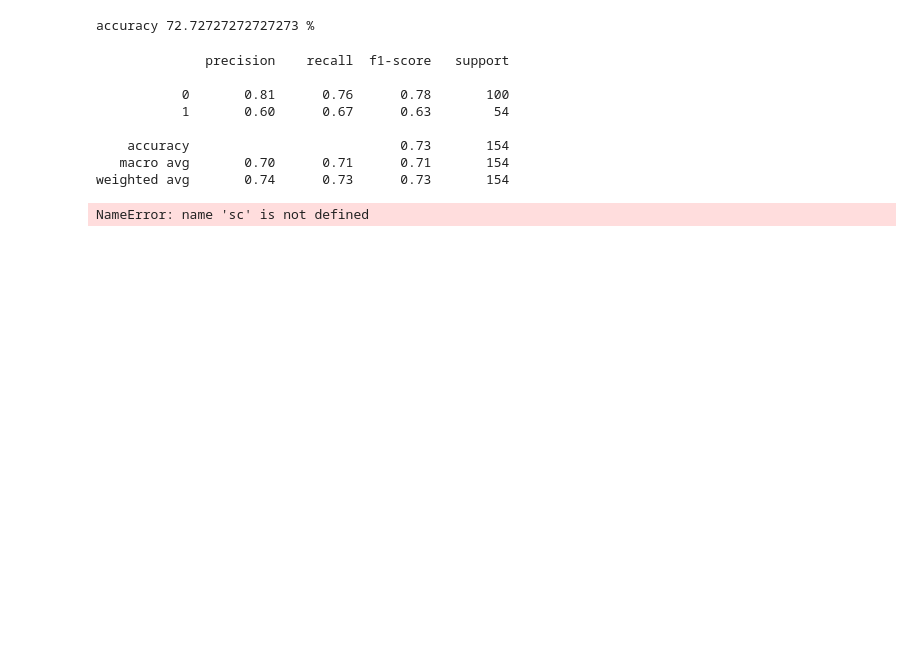
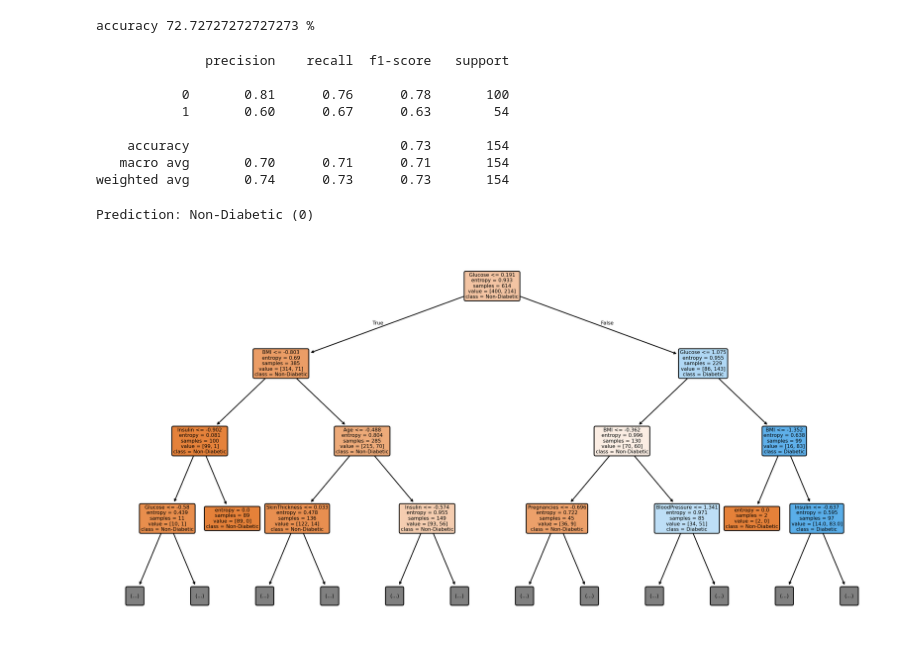
Before and after one commit to Karthiknayak26/AML-, a Jupyter notebook: lab2/diabetes.ipynb, the cells around one changed output. Saved outputs shown, nothing was run; the diff lists cells and outputs as text; code cells hidden in the pictures; blank space fills up the shorter version.

```diff
--- a/lab2/diabetes.ipynb
+++ b/lab2/diabetes.ipynb
@@ -78,13 +78,36 @@ print(classification_report(y_test,y_pred))
    macro avg       0.70      0.71      0.71       154
 weighted avg       0.74      0.73      0.73       154
 # %%
-import numpy as np
-new_individual=np.array([[60,50000]])
-new_individual_scaled=sc.transform(new_individual)
-prediction=classifier.predict(new_individual_scaled)
-if prediction[0]==1:
-    print("THE PREDICTED SPECIED IS CORRECT")
+import pandas as pd
+
+# Create a DataFrame using the original feature column names
+new_individual = pd.DataFrame(
+    [[2, 120, 70, 20, 80, 25.5, 0.5, 33]],
+    columns=X.columns
+)
+
+new_individual_scaled = sclar.transform(new_individual)
+prediction = classifier.predict(new_individual_scaled)
+
+if prediction[0] == 1:
+    print("Prediction: Diabetic (1)")
 else:
-    print("The predicted specied is wrong")
+    print("Prediction: Non-Diabetic (0)")
 # %% [output]
-NameError: name 'sc' is not defined
+Prediction: Non-Diabetic (0)
+# %%
+import matplotlib.pyplot as plt
+from sklearn import tree
+
+plt.figure(figsize=(16, 8), dpi=200)
+tree.plot_tree(
+    classifier,
+    feature_names=X.columns,
+    class_names=['Non-Diabetic', 'Diabetic'],
+    filled=True,
+    rounded=True,
+    max_depth=3  # Only show the top 3 levels for readability
+)
+plt.show()
+# %% [output]
+[figure, added]
```
Also changed, not shown: parts of 1 cell of this notebook, 4 other files.
